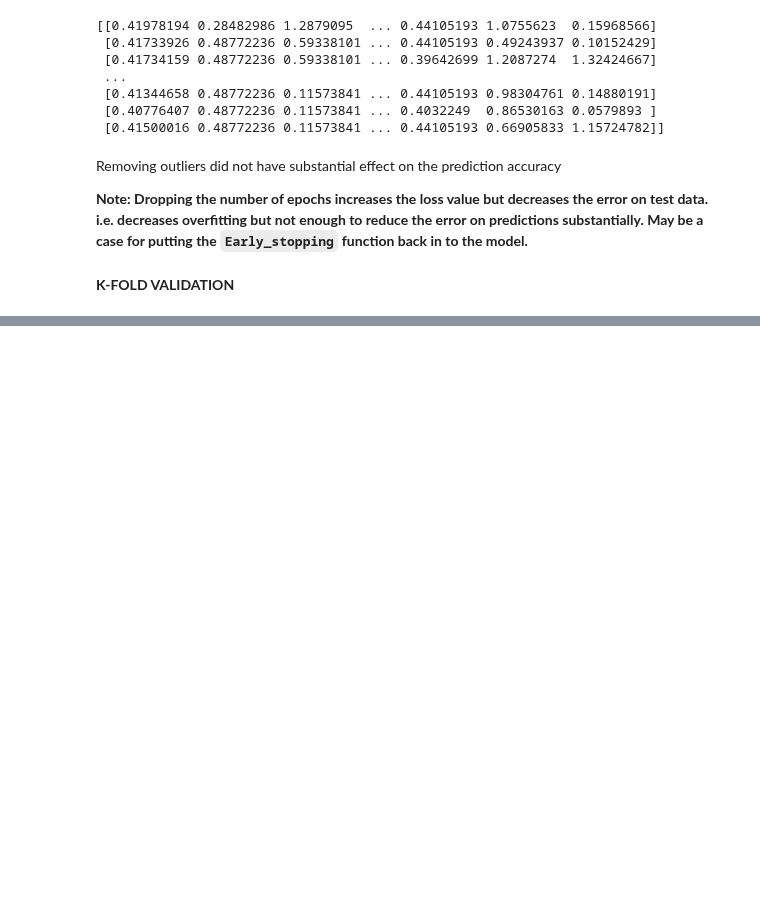
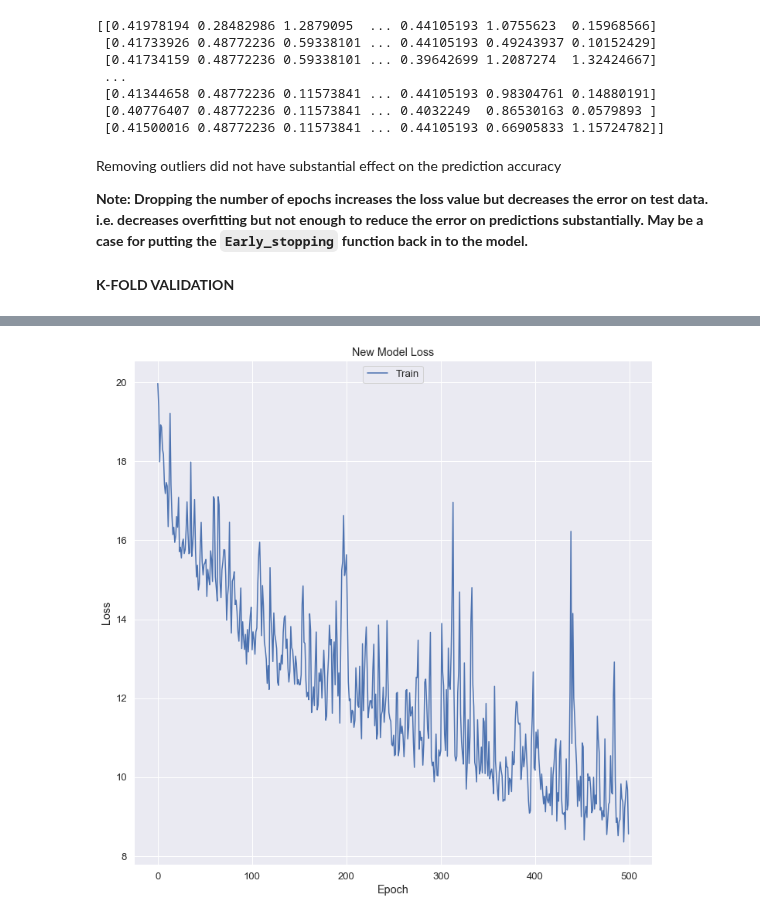
Before and after one commit to oreillyh/Machine-Learning-Statistics, a Jupyter notebook: MACHINE LEARNING AND STATISTICS PROJECT .ipynb, the cells around one changed output, grey strips where cells are left out. Cells and saved outputs as stored; diff of their text form; code cells hidden in the pictures; blank space fills up the shorter version.

```diff
--- a/MACHINE LEARNING AND STATISTICS PROJECT .ipynb
+++ b/MACHINE LEARNING AND STATISTICS PROJECT .ipynb
@@ -907,0 +919,11 @@ Epoch 500/500
+# %%
+plt.figure(figsize=(12, 12))
+# summarize history for loss
+plt.plot(hist.history["loss"])
+plt.title("New Model Loss")
+plt.ylabel("Loss")
+plt.xlabel("Epoch")
+plt.legend(["Train"], loc="upper center")
+plt.show()
+# %% [output]
+[figure, added]
```
Also changed, not shown: parts of 14 cells of this notebook.
